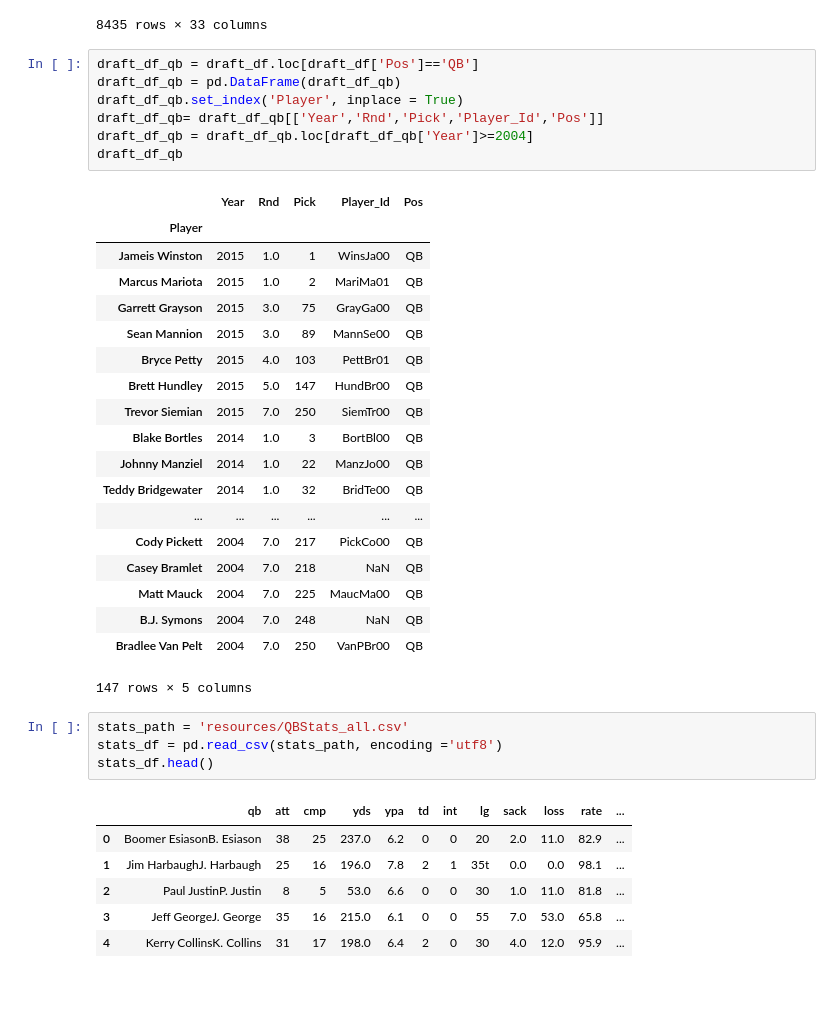
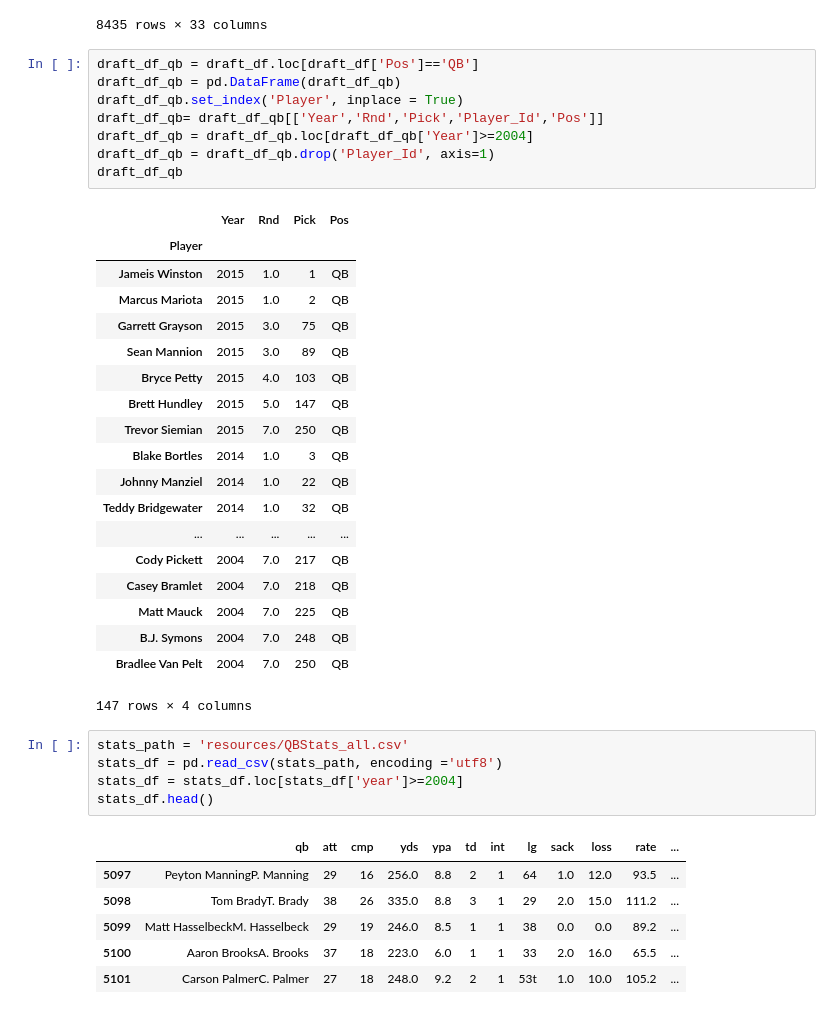
Before and after one commit to Ryanj535/NFL-ETL, a Jupyter notebook: NFL_ETL_KH.ipynb, the cells around one changed output. Saved outputs shown, nothing was run; the diff lists cells and outputs as text.

```diff
--- a/NFL_ETL_KH.ipynb
+++ b/NFL_ETL_KH.ipynb
@@ -27,41 +28,43 @@ draft_df
 # %%
 draft_df_qb = draft_df.loc[draft_df['Pos']=='QB']
 draft_df_qb = pd.DataFrame(draft_df_qb)
 draft_df_qb.set_index('Player', inplace = True)
 draft_df_qb= draft_df_qb[['Year','Rnd','Pick','Player_Id','Pos']]
 draft_df_qb = draft_df_qb.loc[draft_df_qb['Year']>=2004]
+draft_df_qb = draft_df_qb.drop('Player_Id', axis=1)
 draft_df_qb
 # %% [output]
-|  | Year | Rnd | Pick | Player_Id | Pos |
-| Player |  |  |  |  |  |
-| Jameis Winston | 2015 | 1.0 | 1 | WinsJa00 | QB |
-| Marcus Mariota | 2015 | 1.0 | 2 | MariMa01 | QB |
-| Garrett Grayson | 2015 | 3.0 | 75 | GrayGa00 | QB |
-| Sean Mannion | 2015 | 3.0 | 89 | MannSe00 | QB |
-| Bryce Petty | 2015 | 4.0 | 103 | PettBr01 | QB |
-| Brett Hundley | 2015 | 5.0 | 147 | HundBr00 | QB |
-| Trevor Siemian | 2015 | 7.0 | 250 | SiemTr00 | QB |
-| Blake Bortles | 2014 | 1.0 | 3 | BortBl00 | QB |
-| Johnny Manziel | 2014 | 1.0 | 22 | ManzJo00 | QB |
-| Teddy Bridgewater | 2014 | 1.0 | 32 | BridTe00 | QB |
-| ... | ... | ... | ... | ... | ... |
-| Cody Pickett | 2004 | 7.0 | 217 | PickCo00 | QB |
-| Casey Bramlet | 2004 | 7.0 | 218 | NaN | QB |
-| Matt Mauck | 2004 | 7.0 | 225 | MaucMa00 | QB |
-| B.J. Symons | 2004 | 7.0 | 248 | NaN | QB |
-| Bradlee Van Pelt | 2004 | 7.0 | 250 | VanPBr00 | QB |
+|  | Year | Rnd | Pick | Pos |
+| Player |  |  |  |  |
+| Jameis Winston | 2015 | 1.0 | 1 | QB |
+| Marcus Mariota | 2015 | 1.0 | 2 | QB |
+| Garrett Grayson | 2015 | 3.0 | 75 | QB |
+| Sean Mannion | 2015 | 3.0 | 89 | QB |
+| Bryce Petty | 2015 | 4.0 | 103 | QB |
+| Brett Hundley | 2015 | 5.0 | 147 | QB |
+| Trevor Siemian | 2015 | 7.0 | 250 | QB |
+| Blake Bortles | 2014 | 1.0 | 3 | QB |
+| Johnny Manziel | 2014 | 1.0 | 22 | QB |
+| Teddy Bridgewater | 2014 | 1.0 | 32 | QB |
+| ... | ... | ... | ... | ... |
+| Cody Pickett | 2004 | 7.0 | 217 | QB |
+| Casey Bramlet | 2004 | 7.0 | 218 | QB |
+| Matt Mauck | 2004 | 7.0 | 225 | QB |
+| B.J. Symons | 2004 | 7.0 | 248 | QB |
+| Bradlee Van Pelt | 2004 | 7.0 | 250 | QB |
-147 rows × 5 columns
+147 rows × 4 columns
 # %%
 stats_path = 'resources/QBStats_all.csv'
 stats_df = pd.read_csv(stats_path, encoding ='utf8')
+stats_df = stats_df.loc[stats_df['year']>=2004]
 stats_df.head()
 # %% [output]
 |  | qb | att | cmp | yds | ypa | td | int | lg | sack | loss | rate | ... |
-| 0 | Boomer EsiasonB. Esiason | 38 | 25 | 237.0 | 6.2 | 0 | 0 | 20 | 2.0 | 11.0 | 82.9 | ... |
-| 1 | Jim HarbaughJ. Harbaugh | 25 | 16 | 196.0 | 7.8 | 2 | 1 | 35t | 0.0 | 0.0 | 98.1 | ... |
-| 2 | Paul JustinP. Justin | 8 | 5 | 53.0 | 6.6 | 0 | 0 | 30 | 1.0 | 11.0 | 81.8 | ... |
-| 3 | Jeff GeorgeJ. George | 35 | 16 | 215.0 | 6.1 | 0 | 0 | 55 | 7.0 | 53.0 | 65.8 | ... |
-| 4 | Kerry CollinsK. Collins | 31 | 17 | 198.0 | 6.4 | 2 | 0 | 30 | 4.0 | 12.0 | 95.9 | ... |
+| 5097 | Peyton ManningP. Manning | 29 | 16 | 256.0 | 8.8 | 2 | 1 | 64 | 1.0 | 12.0 | 93.5 | ... |
+| 5098 | Tom BradyT. Brady | 38 | 26 | 335.0 | 8.8 | 3 | 1 | 29 | 2.0 | 15.0 | 111.2 | ... |
+| 5099 | Matt HasselbeckM. Hasselbeck | 29 | 19 | 246.0 | 8.5 | 1 | 1 | 38 | 0.0 | 0.0 | 89.2 | ... |
+| 5100 | Aaron BrooksA. Brooks | 37 | 18 | 223.0 | 6.0 | 1 | 1 | 33 | 2.0 | 16.0 | 65.5 | ... |
+| 5101 | Carson PalmerC. Palmer | 27 | 18 | 248.0 | 9.2 | 2 | 1 | 53t | 1.0 | 10.0 | 105.2 | ... |
 # %%
 qb_stats_df = stats_df
 qb_stats_df
```
Also changed, not shown: parts of 8 cells of this notebook, 1 other file.
